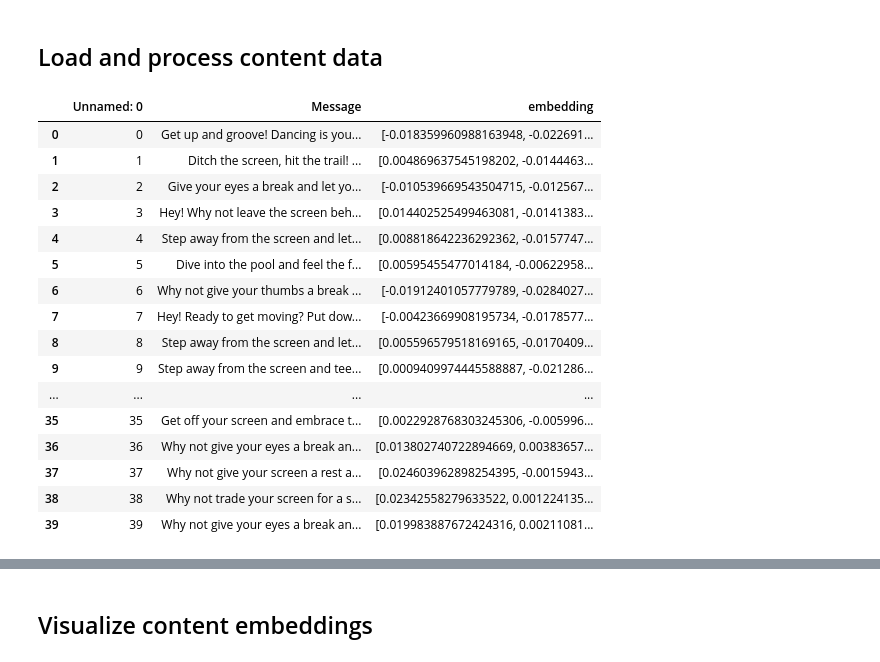
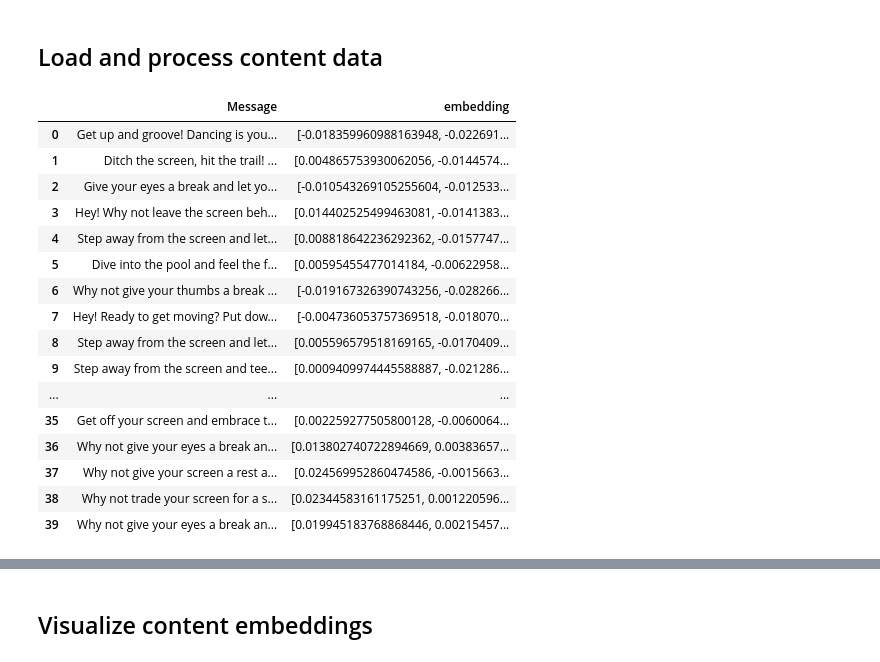
Before and after one commit to paxnea/LLM-multimodal-nudging, a Jupyter notebook: main.ipynb, the cells around one changed output, grey strips where cells are left out. Cells and saved outputs as stored; diff of their text form; code cells hidden in the pictures.

```diff
--- a/main.ipynb
+++ b/main.ipynb
@@ -139,25 +139,25 @@ def anssim(emb1, emb2):
 # %% [markdown]
 ## Load and process content data
 # %%
-messages = pd.read_csv('./data/messages.csv')
+messages = pd.read_csv('./data/messages.csv', index_col=0)
 messages['embedding'] = messages['Message'].apply(get_embedding)
 messages
 # %% [output]
-|  | Unnamed: 0 | Message | embedding |
-| 0 | 0 | Get up and groove! Dancing is you... | [-0.018359960988163948, -0.022691... |
-| 1 | 1 | Ditch the screen, hit the trail! ... | [0.004869637545198202, -0.0144463... |
-| 2 | 2 | Give your eyes a break and let yo... | [-0.010539669543504715, -0.012567... |
-| 3 | 3 | Hey! Why not leave the screen beh... | [0.014402525499463081, -0.0141383... |
-| 4 | 4 | Step away from the screen and let... | [0.008818642236292362, -0.0157747... |
-| 5 | 5 | Dive into the pool and feel the f... | [0.00595455477014184, -0.00622958... |
-| 6 | 6 | Why not give your thumbs a break ... | [-0.01912401057779789, -0.0284027... |
-| 7 | 7 | Hey! Ready to get moving? Put dow... | [-0.00423669908195734, -0.0178577... |
-| 8 | 8 | Step away from the screen and let... | [0.005596579518169165, -0.0170409... |
-| 9 | 9 | Step away from the screen and tee... | [0.0009409974445588887, -0.021286... |
-| ... | ... | ... | ... |
-| 35 | 35 | Get off your screen and embrace t... | [0.0022928768303245306, -0.005996... |
-| 36 | 36 | Why not give your eyes a break an... | [0.013802740722894669, 0.00383657... |
-| 37 | 37 | Why not give your screen a rest a... | [0.024603962898254395, -0.0015943... |
-| 38 | 38 | Why not trade your screen for a s... | [0.02342558279633522, 0.001224135... |
-| 39 | 39 | Why not give your eyes a break an... | [0.019983887672424316, 0.00211081... |
+|  | Message | embedding |
+| 0 | Get up and groove! Dancing is you... | [-0.018359960988163948, -0.022691... |
+| 1 | Ditch the screen, hit the trail! ... | [0.004865753930062056, -0.0144574... |
+| 2 | Give your eyes a break and let yo... | [-0.010543269105255604, -0.012533... |
+| 3 | Hey! Why not leave the screen beh... | [0.014402525499463081, -0.0141383... |
+| 4 | Step away from the screen and let... | [0.008818642236292362, -0.0157747... |
+| 5 | Dive into the pool and feel the f... | [0.00595455477014184, -0.00622958... |
+| 6 | Why not give your thumbs a break ... | [-0.019167326390743256, -0.028266... |
+| 7 | Hey! Ready to get moving? Put dow... | [-0.004736053757369518, -0.018070... |
+| 8 | Step away from the screen and let... | [0.005596579518169165, -0.0170409... |
+| 9 | Step away from the screen and tee... | [0.0009409974445588887, -0.021286... |
+| ... | ... | ... |
+| 35 | Get off your screen and embrace t... | [0.002259277505800128, -0.0060064... |
+| 36 | Why not give your eyes a break an... | [0.013802740722894669, 0.00383657... |
+| 37 | Why not give your screen a rest a... | [0.024569952860474586, -0.0015663... |
+| 38 | Why not trade your screen for a s... | [0.02344583161175251, 0.001220596... |
+| 39 | Why not give your eyes a break an... | [0.019945183768868446, 0.00215457... |
 # %%
```
Also changed, not shown: parts of 7 cells of this notebook.
